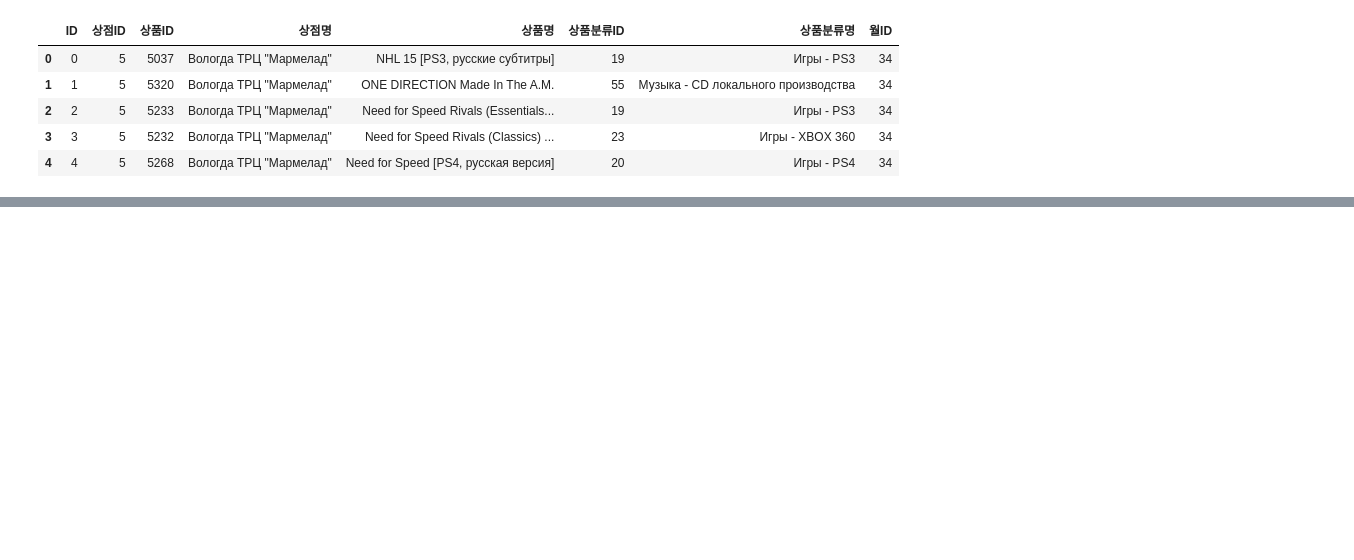
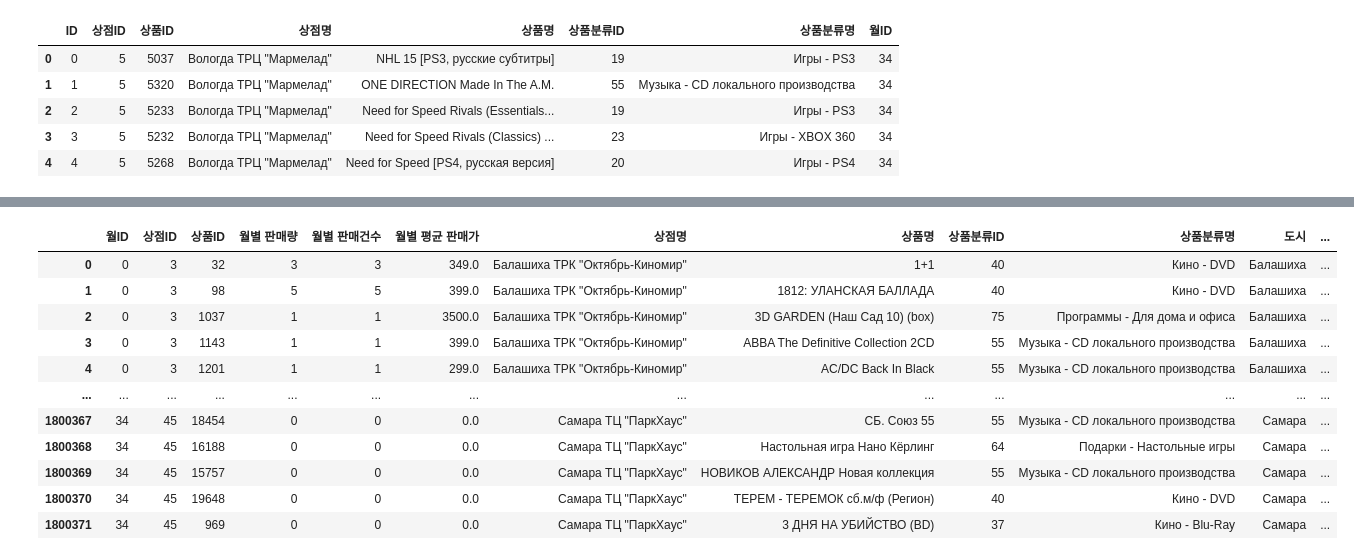
Before and after one commit to penum1227/Basic_machine_learning, a Jupyter notebook: data_preprocess.ipynb, the cells around one changed output, grey strips where cells are left out. Drawn from its saved outputs; the diff is of its cells as text; code cells hidden in the pictures; blank space fills up the shorter version.

```diff
--- a/data_preprocess.ipynb
+++ b/data_preprocess.ipynb
@@ -344,3 +354,11 @@ test_data.head()
 | 2 | 2 | 5 | 5233 | Вологда ТРЦ "Мармелад" | Need for Speed Rivals (Essentials... | 19 | Игры - PS3 | 34 |
 | 3 | 3 | 5 | 5232 | Вологда ТРЦ "Мармелад" | Need for Speed Rivals (Classics) ... | 23 | Игры - XBOX 360 | 34 |
 | 4 | 4 | 5 | 5268 | Вологда ТРЦ "Мармелад" | Need for Speed [PS4, русская версия] | 20 | Игры - PS4 | 34 |
+# %%
+# test에 없는 컬럼을 0으로 추가하고, 순서도 train과 동일하게
+test_aligned = test_data.reindex(columns=monthly_data.columns, fill_value=0)
+
+# 행 방향으로 결합
+full_data = pd.concat([monthly_data, test_aligned], ignore_index=True)
+
+full_data
@@ -346,0 +381,73 @@ test_data.head()
+# %%
+
+def optimize_dtypes(df: pd.DataFrame) -> pd.DataFrame:
+    # 숫자형 다운캐스트
+    for c in df.select_dtypes(include=['int', 'float']).columns:
+        if pd.api.types.is_integer_dtype(df[c]):
+            df[c] = pd.to_numeric(df[c], downcast='integer')
+        else:
+            df[c] = pd.to_numeric(df[c], downcast='float')
+
+    # ID/월 컬럼이 있으면 부호 없는 정수로(음수 없다고 가정 시)
+    for c in ['월ID', '상점ID', '상품ID']:
+        if c in df.columns and pd.api.types.is_numeric_dtype(df[c]):
+            mn, mx = df[c].min(), df[c].max()
+            if pd.notna(mn) and mn >= 0:
+                if mx <= 255:   df[c] = df[c].astype('uint8')
+                elif mx <= 65535: df[c] = df[c].astype('uint16')
+                elif mx <= 4294967295: df[c] = df[c].astype('uint32')
+
+    # 자주 쓰는 문자열은 category로
+    for c in ['상점명', '상품분류명', '상품명']:
+        if c in df.columns and df[c].dtype == 'object':
+            df[c] = df[c].astype('category')
+    return df
+
+def add_shop_features_vectorized(df: pd.DataFrame) -> pd.DataFrame:
+    # 문자열 처리용 뷰 (카테고리여도 string으로 일시 변환해 연산)
+    name = df['상점명'].astype('string')
+    name_clean = name.str.replace(r'^\!+', '', regex=True)
+
+    # channel (벡터화)
+    m_online = name.str.contains('Интернет-магазин', case=False, na=False)
+    m_wh = name.str.contains('1С-Онлайн|Цифровой склад', case=False, na=False)
+    m_field = name.str.contains('Выездная Торговля', case=False, na=False)
+    channel = np.select(
+        [m_online, m_wh, m_field],
+        ['online', 'warehouse_online', 'field'],
+        default='offline'
+    )
+
+    # city (따옴표/몰유형/주소 전까지 캡처)
+    pat_city = r'^([А-ЯA-ZЁ][^"«(]*?)\s*(?=(МТРЦ|ТРК|ТРЦ|ТЦ|ТК|"|«|\(|ул\.|Магазин|Интернет|Цифровой|Выездная|$))'
+    city = name_clean.str.extract(pat_city, expand=False)[0]
+    city = city.mask(m_online | m_wh | m_field)  # 특수 채널은 결측 처리
+
+    # mall_type
+    mall_type = name_clean.str.extract(r'\b(МТРЦ|ТРК|ТРЦ|ТЦ|ТК)\b', expand=False).str.upper()
+
+    # 메모리 효율적으로 직접 할당 + 카테고리화
+    df.loc[:, '도시'] = city.astype('category')
+    df.loc[:, '쇼핑몰 종류'] = mall_type.astype('category')
+    df.loc[:, '채널'] = pd.Categorical(channel, categories=['offline','online','warehouse_online','field'])
+
+    return df
+
+
+full_data = optimize_dtypes(full_data)
+full_data = add_shop_features_vectorized(full_data)
+
+full_data
+# %% [output]
+|  | 월ID | 상점ID | 상품ID | 월별 판매량 | 월별 판매건수 | 월별 평균 판매가 | 상점명 | 상품명 | 상품분류ID | 상품분류명 | 도시 | ... |
+| 0 | 0 | 3 | 32 | 3 | 3 | 349.0 | Балашиха ТРК "Октябрь-Киномир" | 1+1 | 40 | Кино - DVD | Балашиха | ... |
+| 1 | 0 | 3 | 98 | 5 | 5 | 399.0 | Балашиха ТРК "Октябрь-Киномир" | 1812: УЛАНСКАЯ БАЛЛАДА | 40 | Кино - DVD | Балашиха | ... |
+| 2 | 0 | 3 | 1037 | 1 | 1 | 3500.0 | Балашиха ТРК "Октябрь-Киномир" | 3D GARDEN (Наш Сад 10) (box) | 75 | Программы - Для дома и офиса | Балашиха | ... |
+| 3 | 0 | 3 | 1143 | 1 | 1 | 399.0 | Балашиха ТРК "Октябрь-Киномир" | ABBA The Definitive Collection 2CD | 55 | Музыка - CD локального производства | Балашиха | ... |
+| 4 | 0 | 3 | 1201 | 1 | 1 | 299.0 | Балашиха ТРК "Октябрь-Киномир" | AC/DC Back In Black | 55 | Музыка - CD локального производства | Балашиха | ... |
+| ... | ... | ... | ... | ... | ... | ... | ... | ... | ... | ... | ... | ... |
+| 1800367 | 34 | 45 | 18454 | 0 | 0 | 0.0 | Самара ТЦ "ПаркХаус" | СБ. Союз 55 | 55 | Музыка - CD локального производства | Самара | ... |
+| 1800368 | 34 | 45 | 16188 | 0 | 0 | 0.0 | Самара ТЦ "ПаркХаус" | Настольная игра Нано Кёрлинг | 64 | Подарки - Настольные игры | Самара | ... |
+| 1800369 | 34 | 45 | 15757 | 0 | 0 | 0.0 | Самара ТЦ "ПаркХаус" | НОВИКОВ АЛЕКСАНДР Новая коллекция | 55 | Музыка - CD локального производства | Самара | ... |
+| 1800370 | 34 | 45 | 19648 | 0 | 0 | 0.0 | Самара ТЦ "ПаркХаус" | ТЕРЕМ - ТЕРЕМОК сб.м/ф (Регион) | 40 | Кино - DVD | Самара | ... |
+| 1800371 | 34 | 45 | 969 | 0 | 0 | 0.0 | Самара ТЦ "ПаркХаус" | 3 ДНЯ НА УБИЙСТВО (BD) | 37 | Кино - Blu-Ray | Самара | ... |
```
Also changed, not shown: parts of 19 cells of this notebook, 1 other file.
